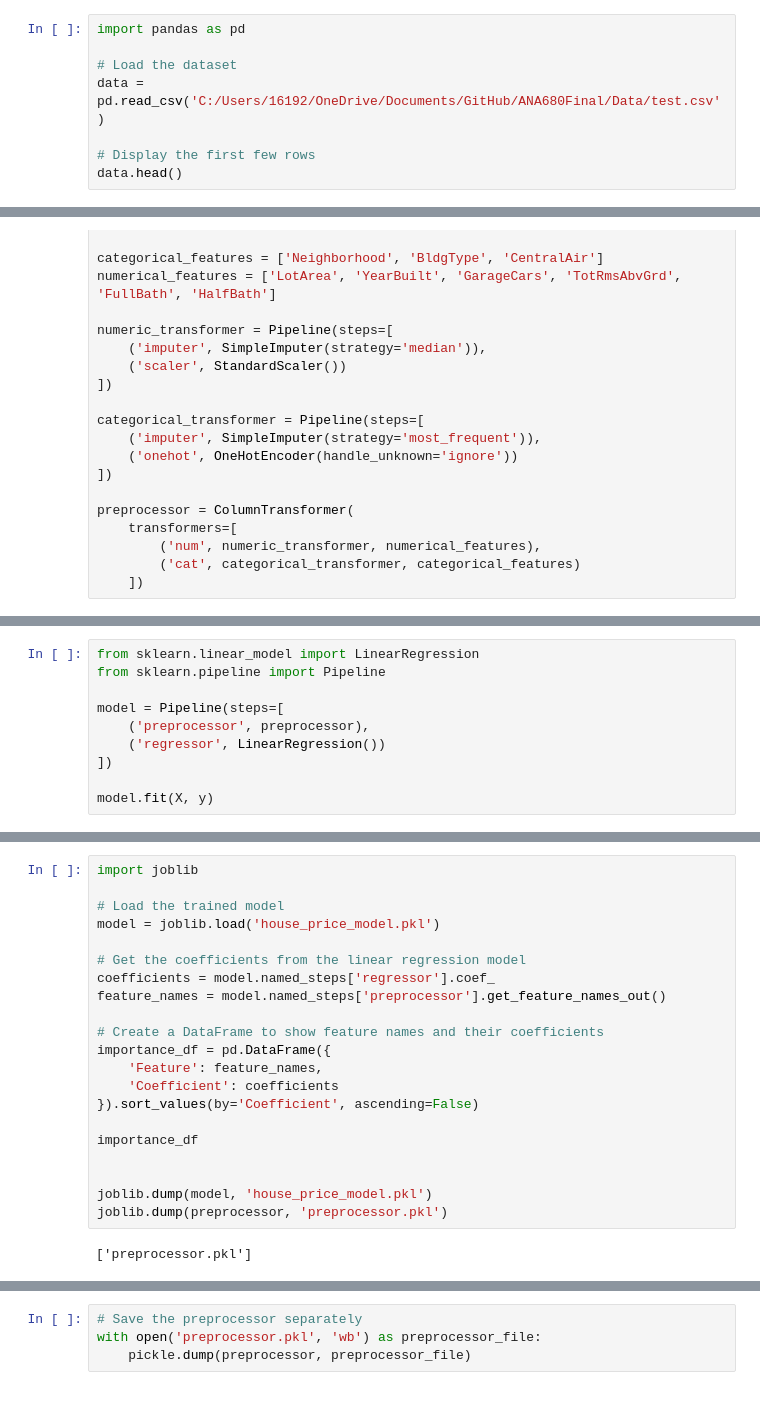
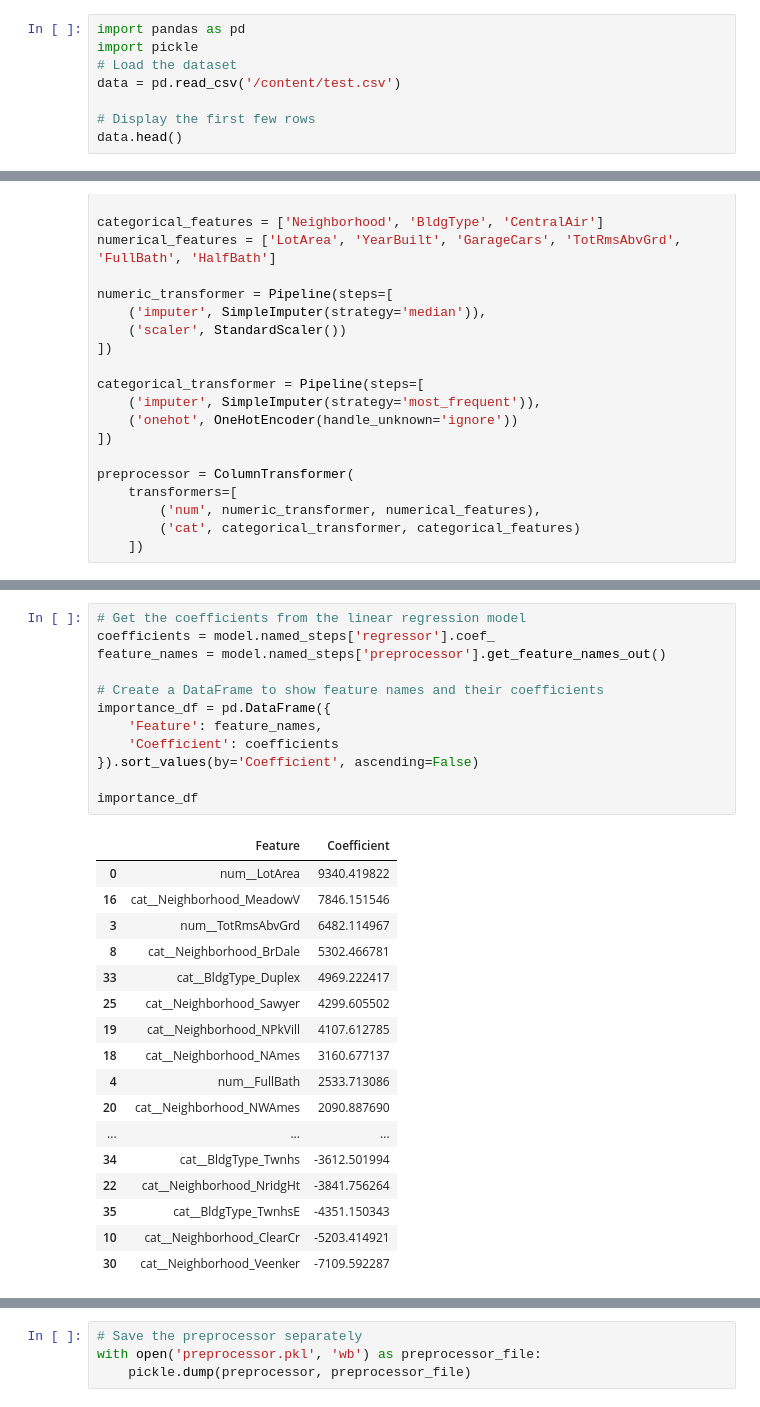
Before and after one commit to Da1212e77/ANA680Final, a Jupyter notebook: RealEstatePredictions.ipynb, the cells around one changed output, grey strips where cells are left out. Saved outputs shown, nothing was run; the diff lists cells and outputs as text.

```diff
--- a/RealEstatePredictions.ipynb
+++ b/RealEstatePredictions.ipynb
@@ -1,8 +1,8 @@
 # %%
 import pandas as pd
-
+import pickle
 # Load the dataset
-data = pd.read_csv('C:/Users/16192/OneDrive/Documents/GitHub/ANA680Final/Data/test.csv')
+data = pd.read_csv('/content/test.csv')
 
 # Display the first few rows
 data.head()
@@ -71,13 +71,3 @@ Pipeline(steps=[('preprocessor',
                                                   ['Neighborhood', 'BldgType',
                                                    'CentralAir'])])),
                 ('regressor', LinearRegression())])
-# %%
-from sklearn.linear_model import LinearRegression
-from sklearn.pipeline import Pipeline
-
-model = Pipeline(steps=[
-    ('preprocessor', preprocessor),
-    ('regressor', LinearRegression())
-])
-
-model.fit(X, y)
@@ -102,24 +74,31 @@ Pipeline(steps=[('preprocessor',
 # %%
-import joblib
-
-# Load the trained model
-model = joblib.load('house_price_model.pkl')
-
 # Get the coefficients from the linear regression model
 coefficients = model.named_steps['regressor'].coef_
 feature_names = model.named_steps['preprocessor'].get_feature_names_out()
 
 # Create a DataFrame to show feature names and their coefficients
 importance_df = pd.DataFrame({
     'Feature': feature_names,
     'Coefficient': coefficients
 }).sort_values(by='Coefficient', ascending=False)
 
 importance_df
-
-
-joblib.dump(model, 'house_price_model.pkl')
-joblib.dump(preprocessor, 'preprocessor.pkl')
 # %% [output]
-['preprocessor.pkl']
+|  | Feature | Coefficient |
+| 0 | num__LotArea | 9340.419822 |
+| 16 | cat__Neighborhood_MeadowV | 7846.151546 |
+| 3 | num__TotRmsAbvGrd | 6482.114967 |
+| 8 | cat__Neighborhood_BrDale | 5302.466781 |
+| 33 | cat__BldgType_Duplex | 4969.222417 |
+| 25 | cat__Neighborhood_Sawyer | 4299.605502 |
+| 19 | cat__Neighborhood_NPkVill | 4107.612785 |
+| 18 | cat__Neighborhood_NAmes | 3160.677137 |
+| 4 | num__FullBath | 2533.713086 |
+| 20 | cat__Neighborhood_NWAmes | 2090.887690 |
+| ... | ... | ... |
+| 34 | cat__BldgType_Twnhs | -3612.501994 |
+| 22 | cat__Neighborhood_NridgHt | -3841.756264 |
+| 35 | cat__BldgType_TwnhsE | -4351.150343 |
+| 10 | cat__Neighborhood_ClearCr | -5203.414921 |
+| 30 | cat__Neighborhood_Veenker | -7109.592287 |
 # %%
```
Also changed, not shown: parts of 4 cells of this notebook, 2 other files.
